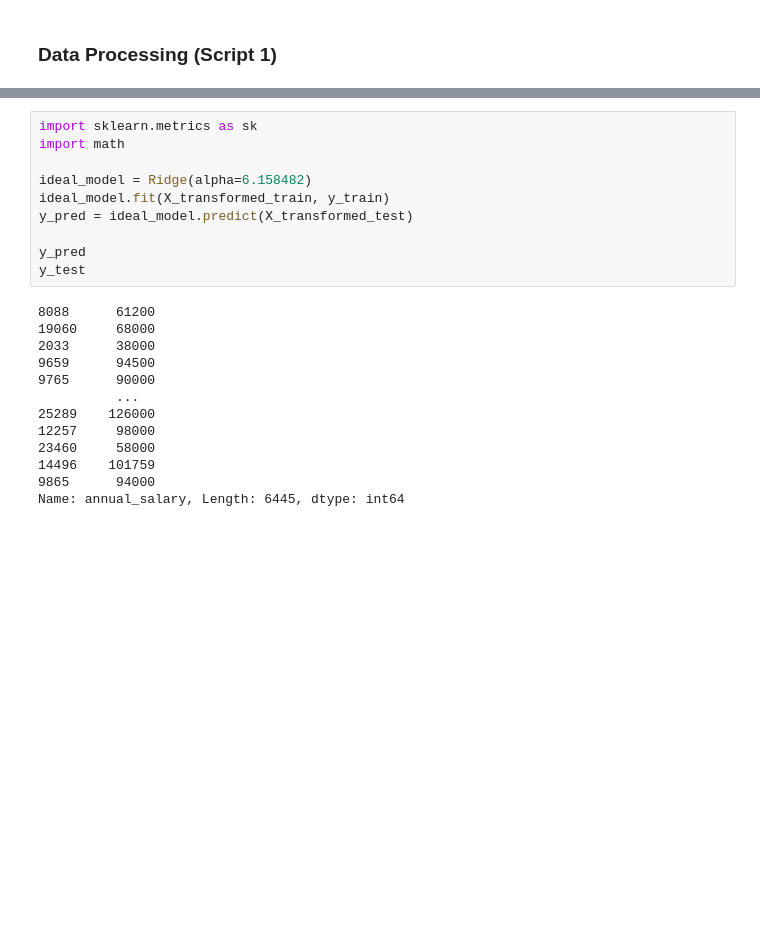
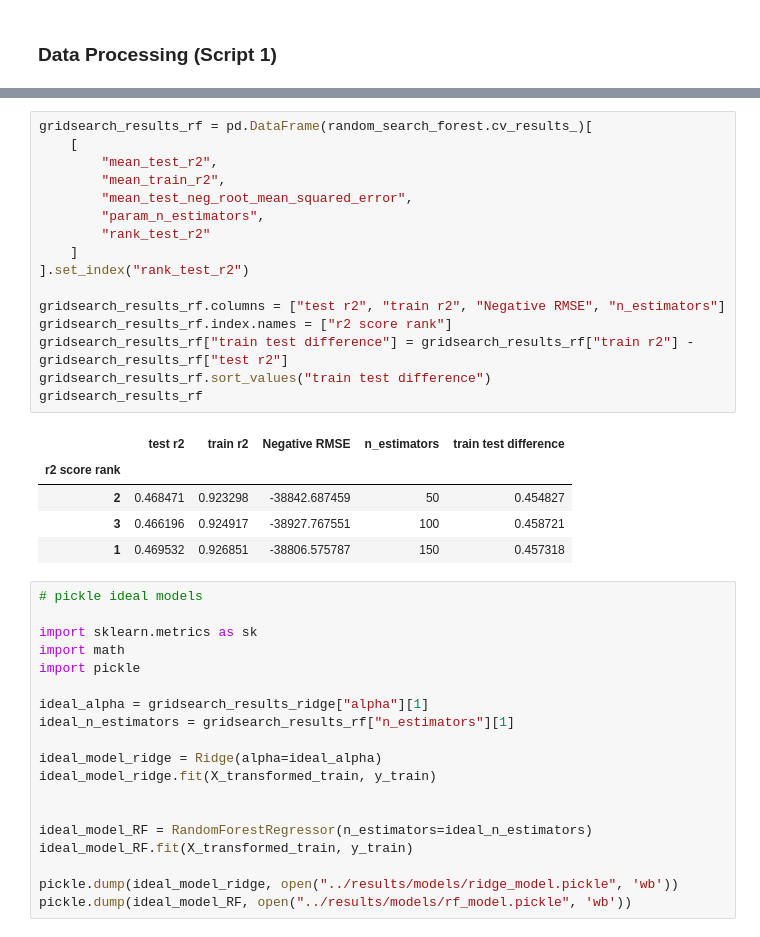
Before and after one commit to UBC-MDS/US-Salary-Prediction, a Jupyter notebook: results/model_fitting.ipynb, the cells around one changed output, grey strips where cells are left out. Drawn from its saved outputs; the diff is of its cells as text; blank space fills up the shorter version.

```diff
--- a/results/model_fitting.ipynb
+++ b/results/model_fitting.ipynb
@@ -262,23 +263,41 @@ gridsearch_results
+# %%
+gridsearch_results_rf = pd.DataFrame(random_search_forest.cv_results_)[
+    [
+        "mean_test_r2",
+        "mean_train_r2",
+        "mean_test_neg_root_mean_squared_error",
+        "param_n_estimators",
+        "rank_test_r2"
+    ]
+].set_index("rank_test_r2")
+
+gridsearch_results_rf.columns = ["test r2", "train r2", "Negative RMSE", "n_estimators"]
+gridsearch_results_rf.index.names = ["r2 score rank"]
+gridsearch_results_rf["train test difference"] = gridsearch_results_rf["train r2"] - gridsearch_results_rf["test r2"]
+gridsearch_results_rf.sort_values("train test difference")
+gridsearch_results_rf
+# %% [output]
+|  | test r2 | train r2 | Negative RMSE | n_estimators | train test difference |
+| r2 score rank |  |  |  |  |  |
+| 2 | 0.468471 | 0.923298 | -38842.687459 | 50 | 0.454827 |
+| 3 | 0.466196 | 0.924917 | -38927.767551 | 100 | 0.458721 |
+| 1 | 0.469532 | 0.926851 | -38806.575787 | 150 | 0.457318 |
 # %%
+# pickle ideal models
+
 import sklearn.metrics as sk
 import math
+import pickle
 
-ideal_model = Ridge(alpha=6.158482)
-ideal_model.fit(X_transformed_train, y_train)
-y_pred = ideal_model.predict(X_transformed_test)
+ideal_alpha = gridsearch_results_ridge["alpha"][1]
+ideal_n_estimators = gridsearch_results_rf["n_estimators"][1]
 
-y_pred
-y_test
+ideal_model_ridge = Ridge(alpha=ideal_alpha)
+ideal_model_ridge.fit(X_transformed_train, y_train)
+
+
+ideal_model_RF = RandomForestRegressor(n_estimators=ideal_n_estimators)
+ideal_model_RF.fit(X_transformed_train, y_train)
+
+pickle.dump(ideal_model_ridge, open("../results/models/ridge_model.pickle", 'wb'))
+pickle.dump(ideal_model_RF, open("../results/models/rf_model.pickle", 'wb'))
-# %% [output]
-8088      61200
-19060     68000
-2033      38000
-9659      94500
-9765      90000
-          ...
-25289    126000
-12257     98000
-23460     58000
-14496    101759
-9865      94000
-Name: annual_salary, Length: 6445, dtype: int64
```
Also changed, not shown: parts of 23 cells of this notebook, 17 other files.
